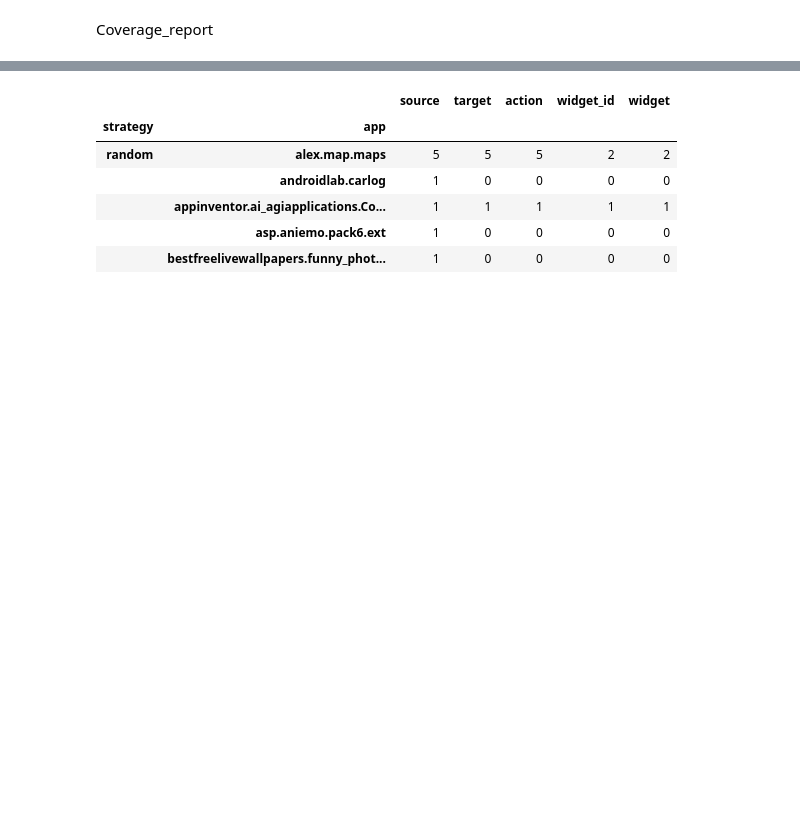
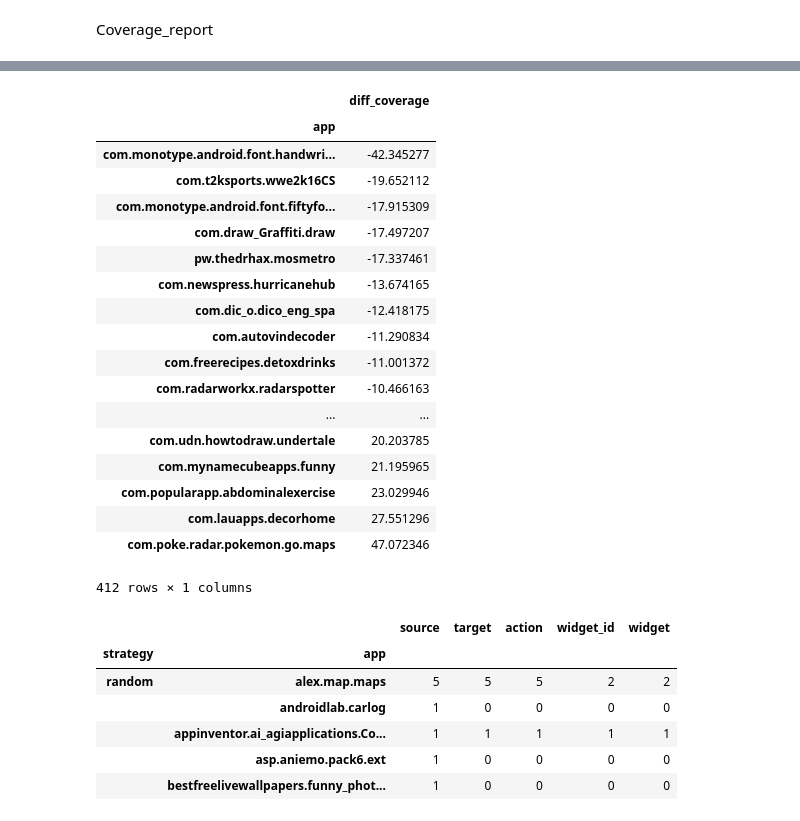
Before and after one commit to sangamk/IncubatorDataAnalyser, a Jupyter notebook: notebooks/GraphCoverage.ipynb, the cells around one changed output, grey strips where cells are left out. Saved outputs shown, nothing was run; the diff lists cells and outputs as text; code cells hidden in the pictures; blank space fills up the shorter version.

```diff
--- a/notebooks/GraphCoverage.ipynb
+++ b/notebooks/GraphCoverage.ipynb
@@ -38,3 +71,27 @@ test_graph_df.head()
+# %%
+diff_coverage = random_block_coverage - systematic_block_coverage
+diff_coverage = diff_coverage.to_frame("diff_coverage")
+diff_coverage.sort_values(by="diff_coverage", ascending=True)
+# %% [output]
+|  | diff_coverage |
+| app |  |
+| com.monotype.android.font.handwri... | -42.345277 |
+| com.t2ksports.wwe2k16CS | -19.652112 |
+| com.monotype.android.font.fiftyfo... | -17.915309 |
+| com.draw_Graffiti.draw | -17.497207 |
+| pw.thedrhax.mosmetro | -17.337461 |
+| com.newspress.hurricanehub | -13.674165 |
+| com.dic_o.dico_eng_spa | -12.418175 |
+| com.autovindecoder | -11.290834 |
+| com.freerecipes.detoxdrinks | -11.001372 |
+| com.radarworkx.radarspotter | -10.466163 |
+| ... | ... |
+| com.udn.howtodraw.undertale | 20.203785 |
+| com.mynamecubeapps.funny | 21.195965 |
+| com.popularapp.abdominalexercise | 23.029946 |
+| com.lauapps.decorhome | 27.551296 |
+| com.poke.radar.pokemon.go.maps | 47.072346 |
+412 rows × 1 columns
 # %%
 valid_test_graph = test_graph_df[(test_graph_df.source != "com.google.android.gms.ads.AdActivity") &
                                  (test_graph_df.target != "com.google.android.gms.ads.AdActivity") &
```
Also changed, not shown: parts of 23 cells of this notebook, 2 other files.
